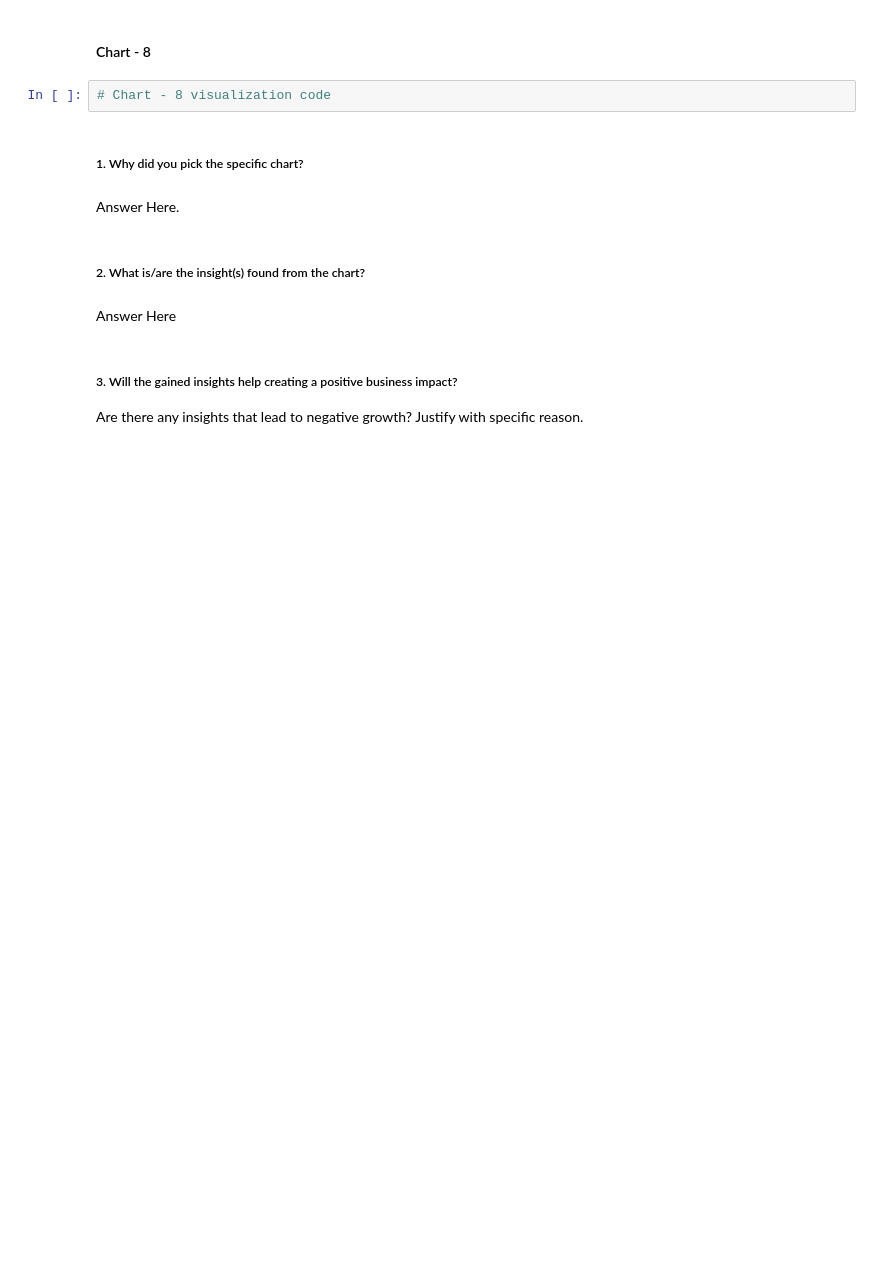
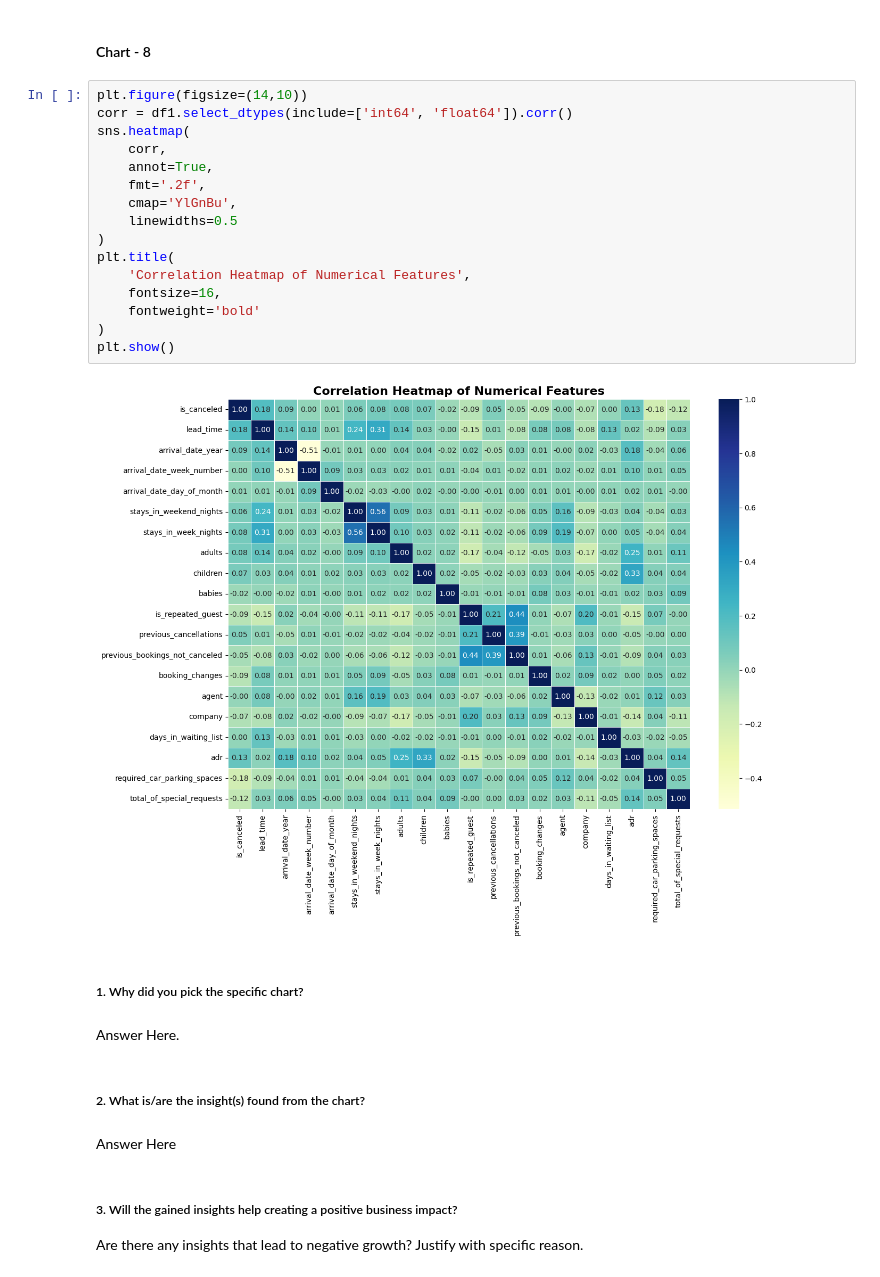
Before and after one commit to asmita214/Hotel-Booking-EDA, a Jupyter notebook: Sample_EDA_Submission_Template.ipynb, the cells around one changed output. Drawn from its saved outputs; the diff is of its cells as text; blank space fills up the shorter version.

```diff
--- a/Sample_EDA_Submission_Template.ipynb
+++ b/Sample_EDA_Submission_Template.ipynb
@@ -683,7 +756,23 @@ Answer Here
 # %% [markdown]
 #### Chart - 8
-# %%
-# Chart - 8 visualization code
+# %%
+plt.figure(figsize=(14,10))
+corr = df1.select_dtypes(include=['int64', 'float64']).corr()
+sns.heatmap(
+    corr,
+    annot=True,
+    fmt='.2f',
+    cmap='YlGnBu',
+    linewidths=0.5
+)
+plt.title(
+    'Correlation Heatmap of Numerical Features',
+    fontsize=16,
+    fontweight='bold'
+)
+plt.show()
+# %% [output]
+[figure, added]
 # %% [markdown]
 ##### 1. Why did you pick the specific chart?
 # %% [markdown]
```
Also changed, not shown: parts of 20 cells of this notebook.
